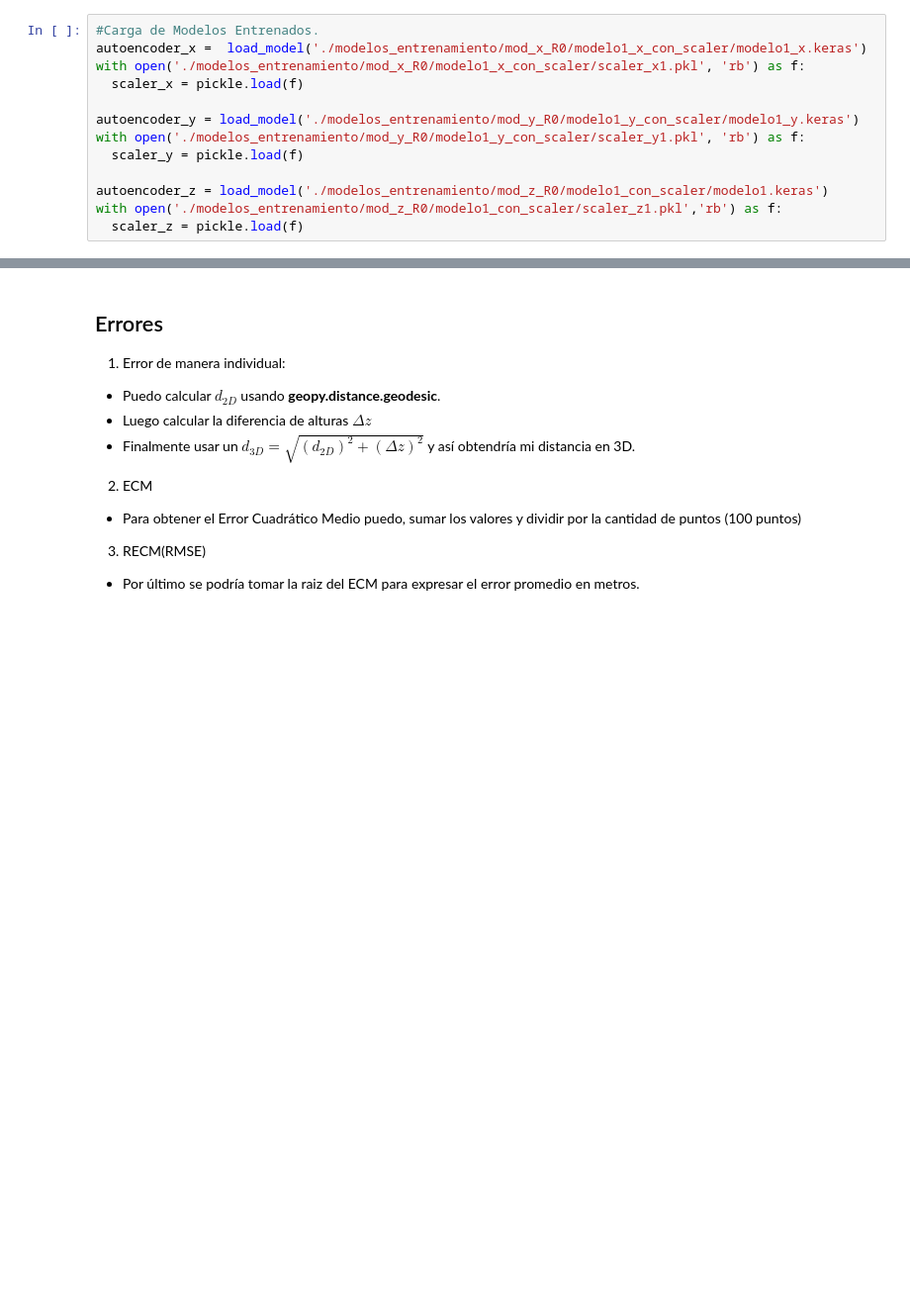
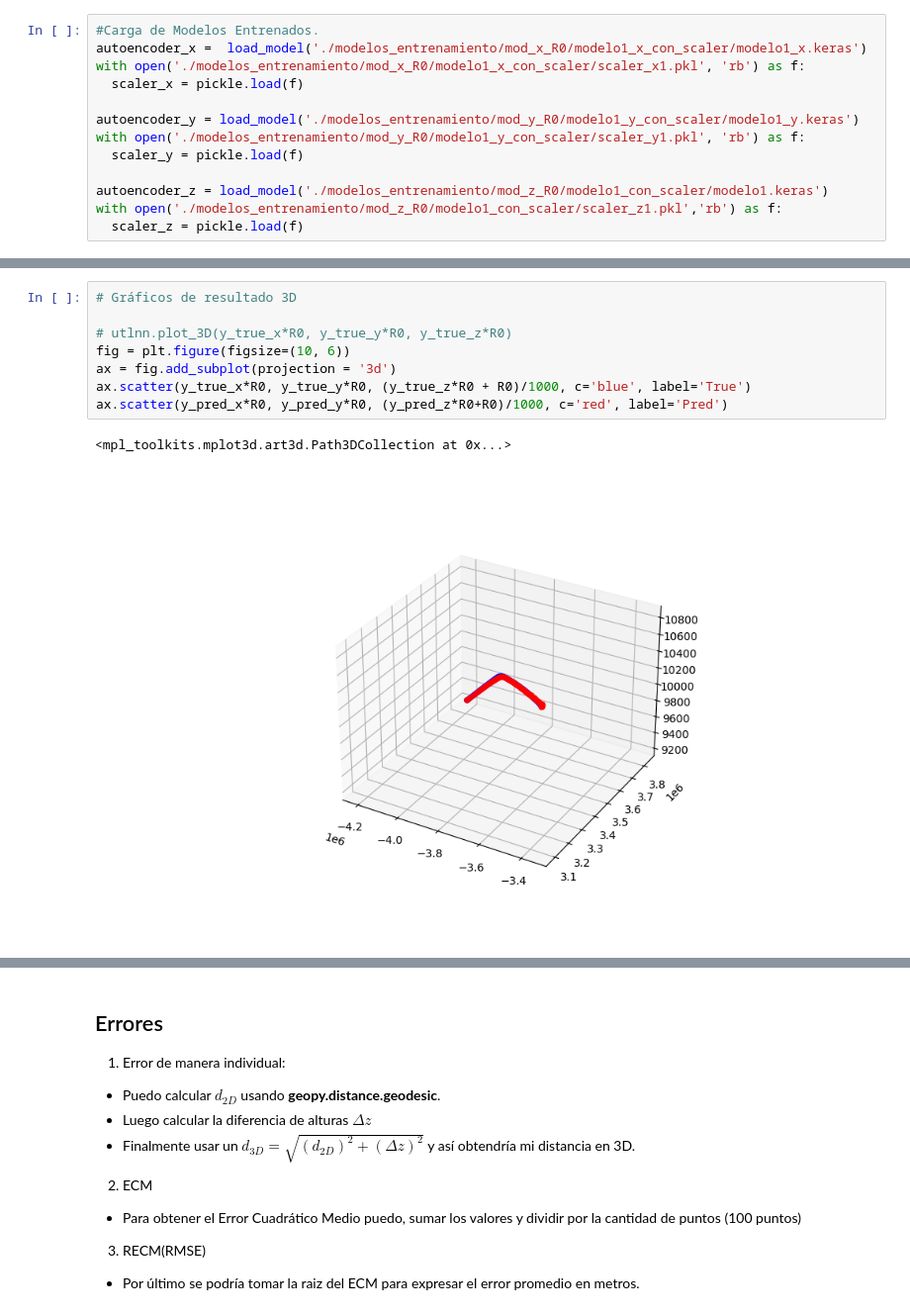
Before and after one commit to ValeFernando840/Ray-Tracing, a Jupyter notebook: 04-Testeo_Modelos.ipynb, the cells around one changed output, grey strips where cells are left out. Shown at 99% size. Drawn from its saved outputs; the diff is of its cells as text; blank space fills up the shorter version.

```diff
--- a/04-Testeo_Modelos.ipynb
+++ b/04-Testeo_Modelos.ipynb
@@ -112,0 +94,11 @@ y_true_heights = y_true[200:300]
+# %%
+# Gráficos de resultado 3D
+
+# utlnn.plot_3D(y_true_x*R0, y_true_y*R0, y_true_z*R0)
+fig = plt.figure(figsize=(10, 6))
+ax = fig.add_subplot(projection = '3d')
+ax.scatter(y_true_x*R0, y_true_y*R0, (y_true_z*R0 + R0)/1000, c='blue', label='True')
+ax.scatter(y_pred_x*R0, y_pred_y*R0, (y_pred_z*R0+R0)/1000, c='red', label='Pred')
+# %% [output]
+<mpl_toolkits.mplot3d.art3d.Path3DCollection at 0x...>
+[figure, added]
```
Also changed, not shown: parts of 10 cells of this notebook, 3 other files.
